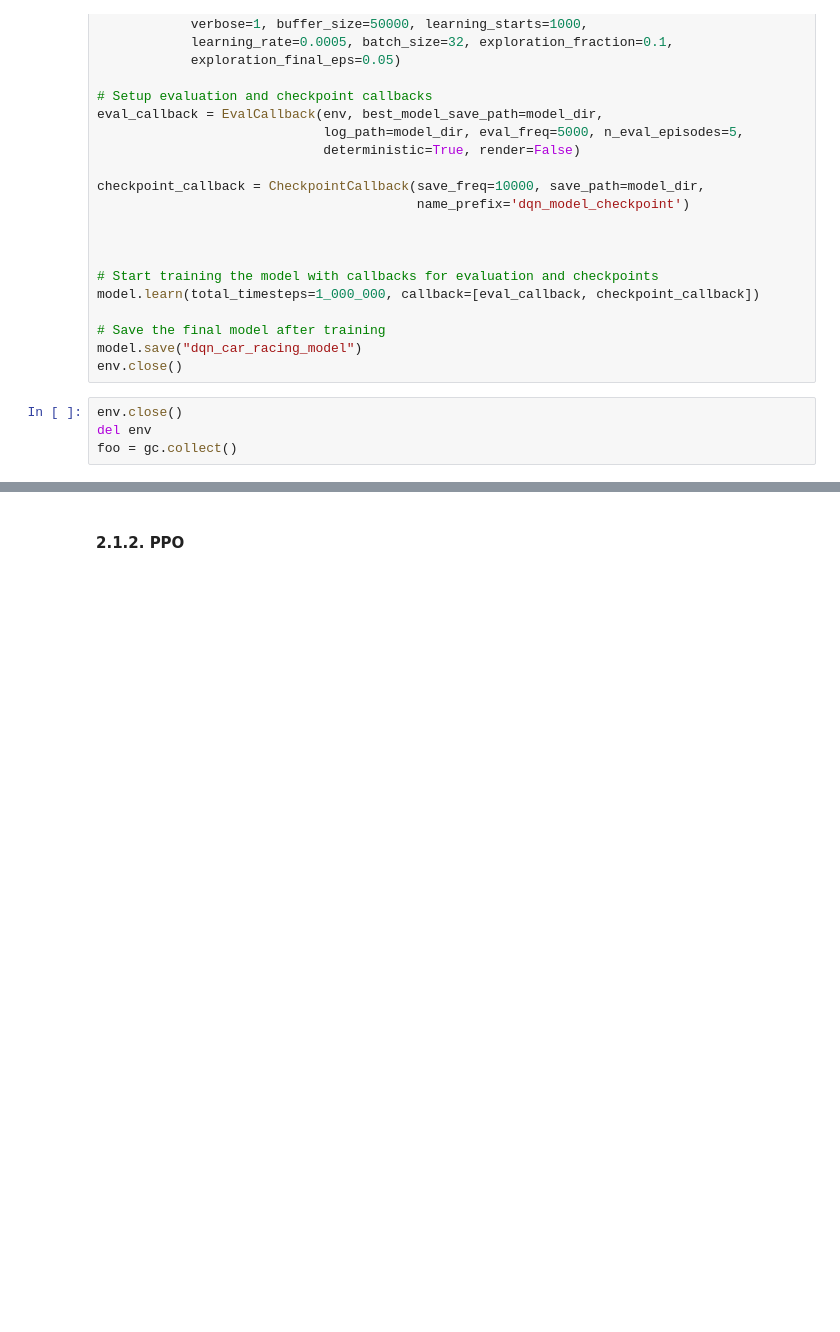
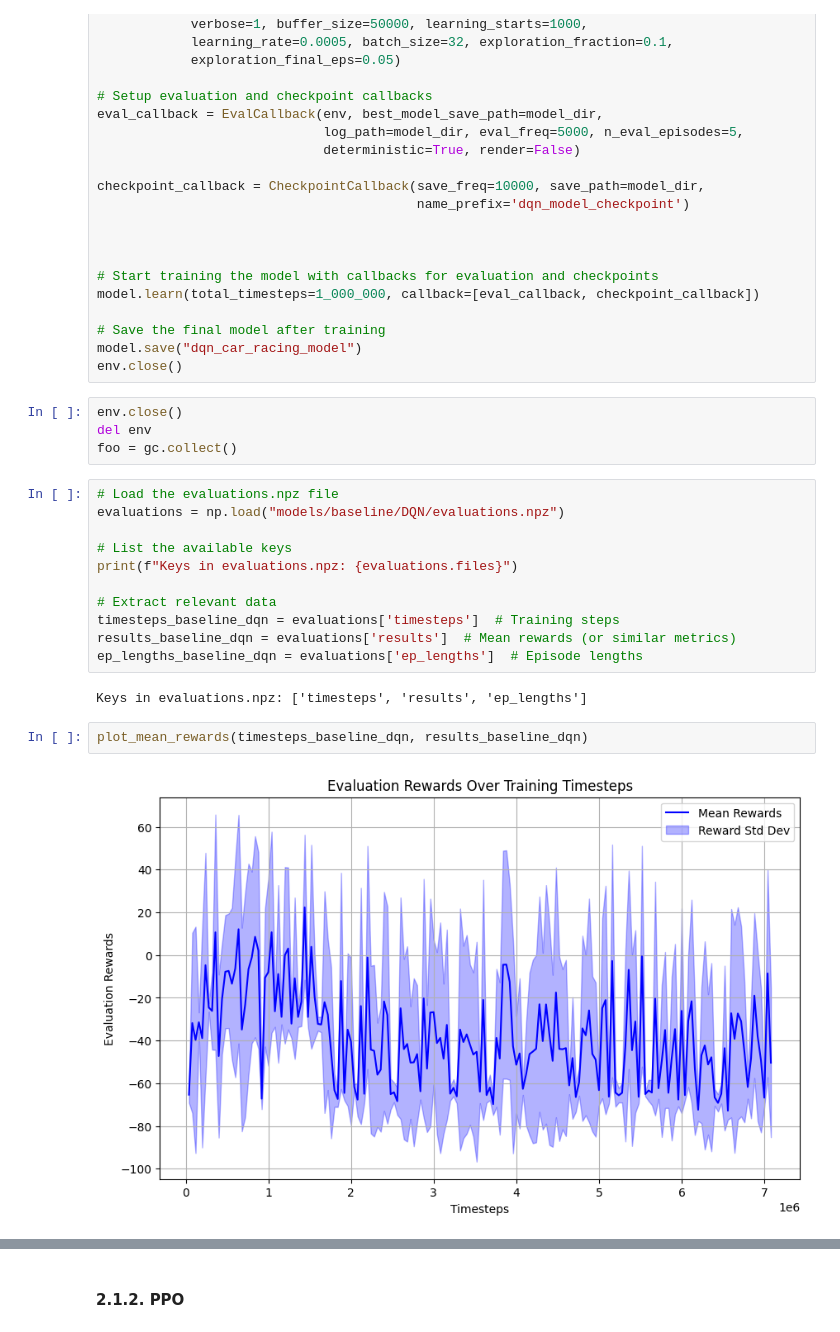
Before and after one commit to inesamorim/reinforcement-learning-with-gymnasium, a Jupyter notebook: main.ipynb, the cells around one changed output, grey strips where cells are left out. Cells and saved outputs as stored; diff of their text form; blank space fills up the shorter version.

Commit message:
some plots

```diff
--- a/main.ipynb
+++ b/main.ipynb
@@ -156,3 +156,20 @@ env.close()
 env.close()
 del env
 foo = gc.collect()
+# %%
+# Load the evaluations.npz file
+evaluations = np.load("models/baseline/DQN/evaluations.npz")
+
+# List the available keys
+print(f"Keys in evaluations.npz: {evaluations.files}")
+
+# Extract relevant data
+timesteps_baseline_dqn = evaluations['timesteps']  # Training steps
+results_baseline_dqn = evaluations['results']  # Mean rewards (or similar metrics)
+ep_lengths_baseline_dqn = evaluations['ep_lengths']  # Episode lengths
+# %% [output]
+Keys in evaluations.npz: ['timesteps', 'results', 'ep_lengths']
+# %%
+plot_mean_rewards(timesteps_baseline_dqn, results_baseline_dqn)
+# %% [output]
+[figure, added]
```
Also changed, not shown: parts of 14 cells of this notebook, 2 other files.
